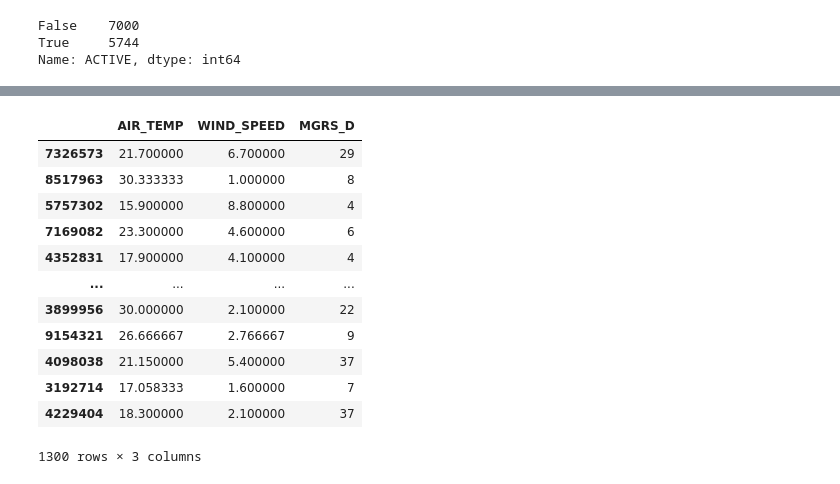
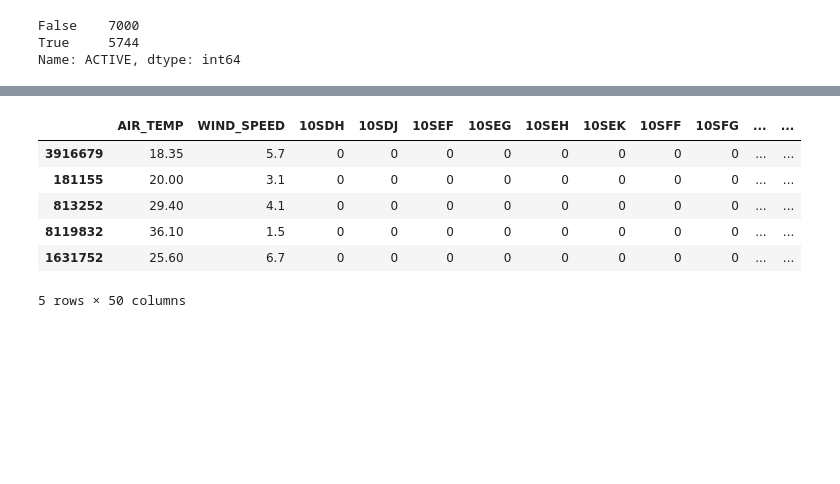
Before and after one commit to tjlogue4/Wildfire-Prediction, a Jupyter notebook: Logistic Regression.ipynb, the cells around one changed output, grey strips where cells are left out. Saved outputs shown, nothing was run; the diff lists cells and outputs as text; code cells hidden in the pictures; blank space fills up the shorter version.

Commit message:
Used dummies instead of label encoder for Logistic Regression

```diff
--- a/Logistic Regression.ipynb
+++ b/Logistic Regression.ipynb
@@ -177,3 +188,7 @@ Name: ACTIVE, dtype: int64
+# %%
+dum = pd.get_dummies(df_LR['MGRS'])
+# %%
+df_LR = df_LR.join(dum)
 # %%
 from sklearn import linear_model
 from sklearn import preprocessing
@@ -182,8 +197,8 @@ from sklearn.utils import shuffle
 from sklearn.preprocessing import LabelEncoder
 # %%
 # encode MGRS location
-le = LabelEncoder()
-df_LR['MGRS_D'] = le.fit_transform(df_LR['MGRS'])
+# le = LabelEncoder()
+# df_LR['MGRS_D'] = le.fit_transform(df_LR['MGRS'])
 # %%
 # mix up the data
 df_LR = shuffle(df_LR)
@@ -215,22 +243,16 @@ LR = LogisticRegression().fit(X, y)
 # %%
-x_test = df_LR_test[['AIR_TEMP', 'WIND_SPEED', 'MGRS_D']]
+x_test = df_LR_test.drop(['ACTIVE', 'MGRS'], axis=1)
 y_test = df_LR_test['ACTIVE']
 # %%
-x_test
+x_test.head()
 # %% [output]
-|  | AIR_TEMP | WIND_SPEED | MGRS_D |
-| 7326573 | 21.700000 | 6.700000 | 29 |
-| 8517963 | 30.333333 | 1.000000 | 8 |
-| 5757302 | 15.900000 | 8.800000 | 4 |
-| 7169082 | 23.300000 | 4.600000 | 6 |
-| 4352831 | 17.900000 | 4.100000 | 4 |
-| ... | ... | ... | ... |
-| 3899956 | 30.000000 | 2.100000 | 22 |
-| 9154321 | 26.666667 | 2.766667 | 9 |
-| 4098038 | 21.150000 | 5.400000 | 37 |
-| 3192714 | 17.058333 | 1.600000 | 7 |
-| 4229404 | 18.300000 | 2.100000 | 37 |
+|  | AIR_TEMP | WIND_SPEED | 10SDH | 10SDJ | 10SEF | 10SEG | 10SEH | 10SEK | 10SFF | 10SFG | ... | ... |
+| 3916679 | 18.35 | 5.7 | 0 | 0 | 0 | 0 | 0 | 0 | 0 | 0 | ... | ... |
+| 181155 | 20.00 | 3.1 | 0 | 0 | 0 | 0 | 0 | 0 | 0 | 0 | ... | ... |
+| 813252 | 29.40 | 4.1 | 0 | 0 | 0 | 0 | 0 | 0 | 0 | 0 | ... | ... |
+| 8119832 | 36.10 | 1.5 | 0 | 0 | 0 | 0 | 0 | 0 | 0 | 0 | ... | ... |
+| 1631752 | 25.60 | 6.7 | 0 | 0 | 0 | 0 | 0 | 0 | 0 | 0 | ... | ... |
-1300 rows × 3 columns
+5 rows × 50 columns
 # %%
 LR.predict(x_test)
 # %% [output]
```
Also changed, not shown: parts of 18 cells of this notebook.
